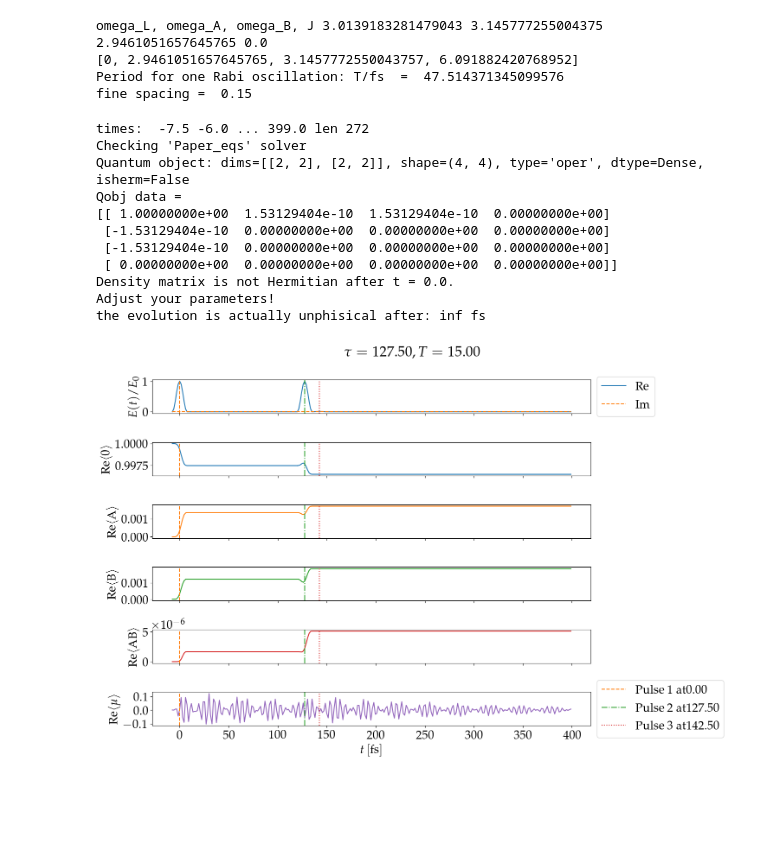
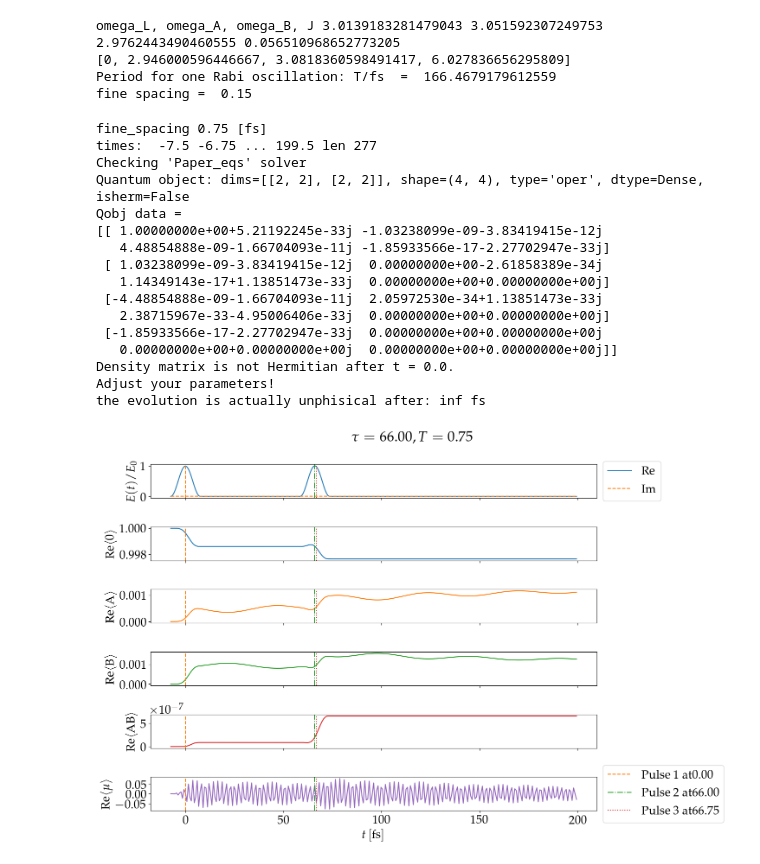
Before and after one commit to LBPhysics/2025_master_thesis_leopold_bodamer, a Jupyter notebook: code/python/replicate_paper_eqs_II.ipynb, the cells around one changed output. Cells and saved outputs as stored; diff of their text form; code cells hidden in the pictures; blank space fills up the shorter version.

```diff
--- a/code/python/replicate_paper_eqs_II.ipynb
+++ b/code/python/replicate_paper_eqs_II.ipynb
@@ -34,7 +34,7 @@ from plot_settings import *
 global N_atoms, Coupled, ODE_Solver, omega_laser, E0, E_freqs, E_amps, omega_A, mu_A, mu_B, theta, J, rabi_0, delta_rabi, RWA_laser, gamma_phi
 N_atoms = 2  # Set the number of atoms only works for 2
 assert N_atoms == 2, "This code only works for 2 atoms"
-Coupled = False  # Set coupling condition
+Coupled = True  # Set coupling condition
 
 fac_two_pi = 1 * 2 * np.pi  # Factor to convert from Hertz to angular frequency [fs^-1] -> [rads/ fs] -> also have to adjust the plotting of the 2D spectrum
 RWA_laser = True  #  CAN ONLY HANDLE TRUE For MY solver (paper)   only valid for omega_laser ~ omega_A
@@ -61,7 +61,7 @@ if Coupled:
     mu_B = -0.23
 else:
     J = 0.0
-    omega_A = 16700.0
+    omega_A = 16360.0 # todo
     omega_B = 15640.0
     mu_A = 1.0
     mu_B = 1 * mu_A
@@ -186,9 +186,9 @@ Delta_ts = [pulse_duration/2] * 3
 print("Period for one Rabi oscillation: T/fs  = ", t_prd)
 print("fine spacing = ", fine_spacing)
 # %% [output]
-omega_L, omega_A, omega_B, J 3.0139183281479043 3.145777255004375 2.9461051657645765 0.0
-[0, 2.9461051657645765, 3.1457772550043757, 6.091882420768952]
-Period for one Rabi oscillation: T/fs  =  47.514371345099576
+omega_L, omega_A, omega_B, J 3.0139183281479043 3.051592307249753 2.9762443490460555 0.056510968652773205
+[0, 2.946000596446667, 3.0818360598491417, 6.027836656295809]
+Period for one Rabi oscillation: T/fs  =  166.4679179612559
 fine spacing =  0.15
 # %%
 # ##########################
@@ -1024,7 +1037,7 @@ def R_paper():
 def Liouville(args):
     return QobjEvo(matrix_ODE_paper, args)
 
-def compute_pulse_evolution(psi_ini, times, curr, prev=None, preprev=None):
+def compute_pulse_evolution(psi_ini, times, curr, prev=None, preprev=None, omega_at=omega_A):
     """
     Compute the evolution of the i-th pulse starting from the current state psi_ini.
     times[0] =^= psi_ini
@@ -1096,11 +1109,21 @@ def compute_pulse_evolution(psi_ini, times, curr, prev=None, preprev=None):
         elif ODE_Solver == "ME":
             c_ops= c_ops_list
 
+        result = mesolve(
+            H_int_evo,
+            psi_ini,
+            times,
+            c_ops=c_ops,
+            options=options,
+        )
+
+        """
+        times1 = times[:idx_split]
         result1 = mesolve(
             H_int_evo,
             psi_ini,
-            times[:idx_split],
-            c_ops=c_ops,
+            times1,
+            c_ops=[R_paper()],
             options=options,
         )
 
@@ -1129,7 +1152,7 @@ def compute_pulse_evolution(psi_ini, times, curr, prev=None, preprev=None):
             result.times = all_times
             # Copy other attributes if needed
         else:
-            result = result1
+            result = result1"""
 
     return result
 # %%
@@ -1463,31 +1516,34 @@ def extend_time_tau_axes(ts, taus, data, pad_rows=(0, 0), pad_cols=(0, 0)):
 # %%
-t_max = 2*t_max_r
-times = np.arange(
-    -Delta_ts[0], t_max, 10*fine_spacing
-)  # High-resolution times array to do the evolutions
-print("times: ", times[0], times[1],"...",  times[-1], "len", len(times))
+### Test Computation
+t_max = 1*t_max_r
+t_max_test     = 200 # -> determines Δω
+fine_spacing_test = 5*fine_spacing # -> determines ω_max
+print("fine_spacing", fine_spacing_test, "[fs]")
+times_test = np.arange(-Delta_ts[0], t_max_test, fine_spacing_test)
+print("times: ", times_test[0], times_test[1],"...",  times_test[-1], "len", len(times_test))
 
-# TODO ALWAYS CHECK Before running a serious simulation
+#  TODO ALWAYS CHECK Before running a serious simulation
 result = check_the_solver(psi_ini, np.arange(-Delta_ts[0], 20*t_max, 10*fine_spacing), e_ops_list)
 print("the evolution is actually unphisical after:", time_cut, "fs")
-times_T = (
-    np.array([0, 16, 30, 46, 62, 108, 140, 310])
-)  # np.arange(T_wait_0, last_entry, sparse_spacing)
 
-### Test Computation
-T_test = 10* (times[1]- times[0])
-data_test_0 = compute_two_dimensional_polarization(T_test, phases[0], phases[0], times=times)
+T_wait_test = 1* (times_test[1]- times_test[0])
+data_test_0 = compute_two_dimensional_polarization(T_wait_test, phases[0], phases[0], times=times_test,  plot_example=True)
 # %% [output]
-times:  -7.5 -6.0 ... 399.0 len 272
+fine_spacing 0.75 [fs]
+times:  -7.5 -6.75 ... 199.5 len 277
 Checking 'Paper_eqs' solver
 Quantum object: dims=[[2, 2], [2, 2]], shape=(4, 4), type='oper', dtype=Dense, isherm=False
 Qobj data =
-[[ 1.00000000e+00  1.53129404e-10  1.53129404e-10  0.00000000e+00]
- [-1.53129404e-10  0.00000000e+00  0.00000000e+00  0.00000000e+00]
- [-1.53129404e-10  0.00000000e+00  0.00000000e+00  0.00000000e+00]
- [ 0.00000000e+00  0.00000000e+00  0.00000000e+00  0.00000000e+00]]
+[[ 1.00000000e+00+5.21192245e-33j -1.03238099e-09-3.83419415e-12j
+   4.48854888e-09-1.66704093e-11j -1.85933566e-17-2.27702947e-33j]
+ [ 1.03238099e-09-3.83419415e-12j  0.00000000e+00-2.61858389e-34j
+   1.14349143e-17+1.13851473e-33j  0.00000000e+00+0.00000000e+00j]
+ [-4.48854888e-09-1.66704093e-11j  2.05972530e-34+1.13851473e-33j
+   2.38715967e-33-4.95006406e-33j  0.00000000e+00+0.00000000e+00j]
+ [-1.85933566e-17-2.27702947e-33j  0.00000000e+00+0.00000000e+00j
+   0.00000000e+00+0.00000000e+00j  0.00000000e+00+0.00000000e+00j]]
 Density matrix is not Hermitian after t = 0.0.
 Adjust your parameters!
 the evolution is actually unphisical after: inf fs
-[figure, old version]
+[figure, new version]
 # %%
```
Also changed, not shown: parts of 12 cells of this notebook, 2 other files.
